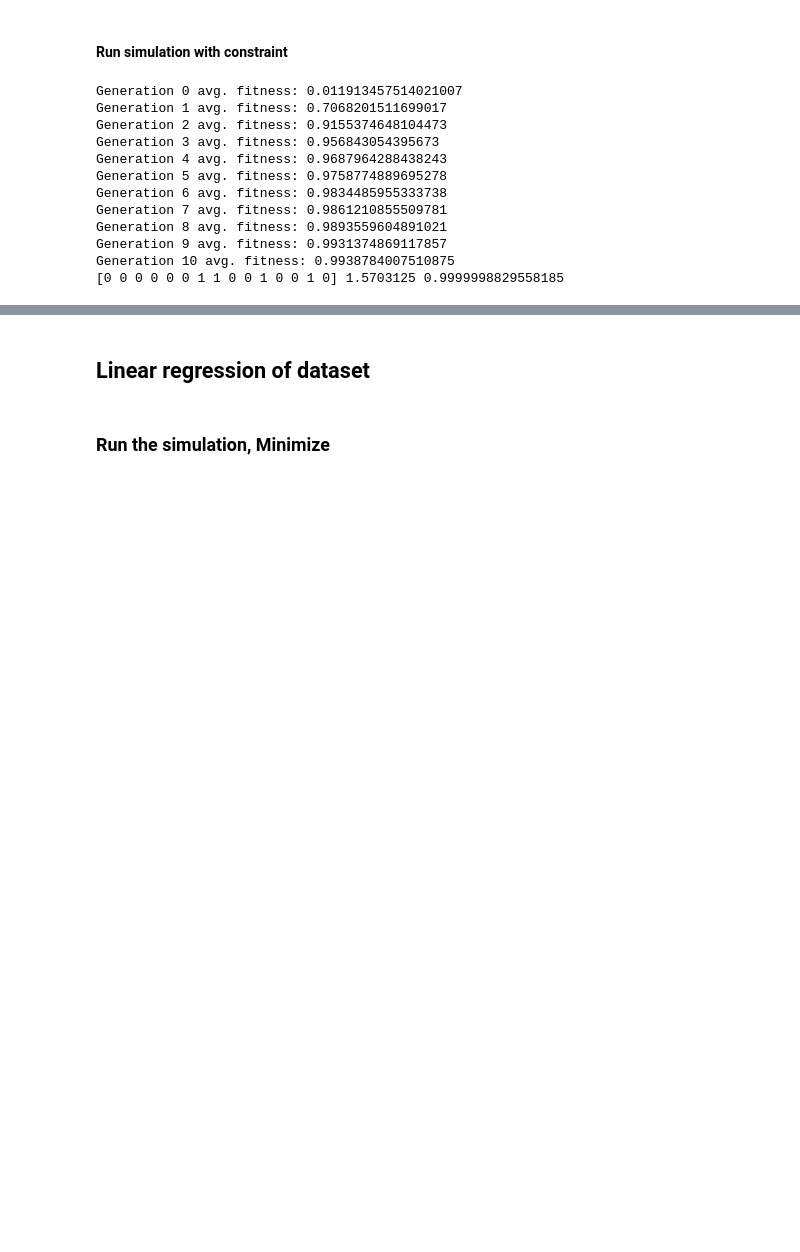
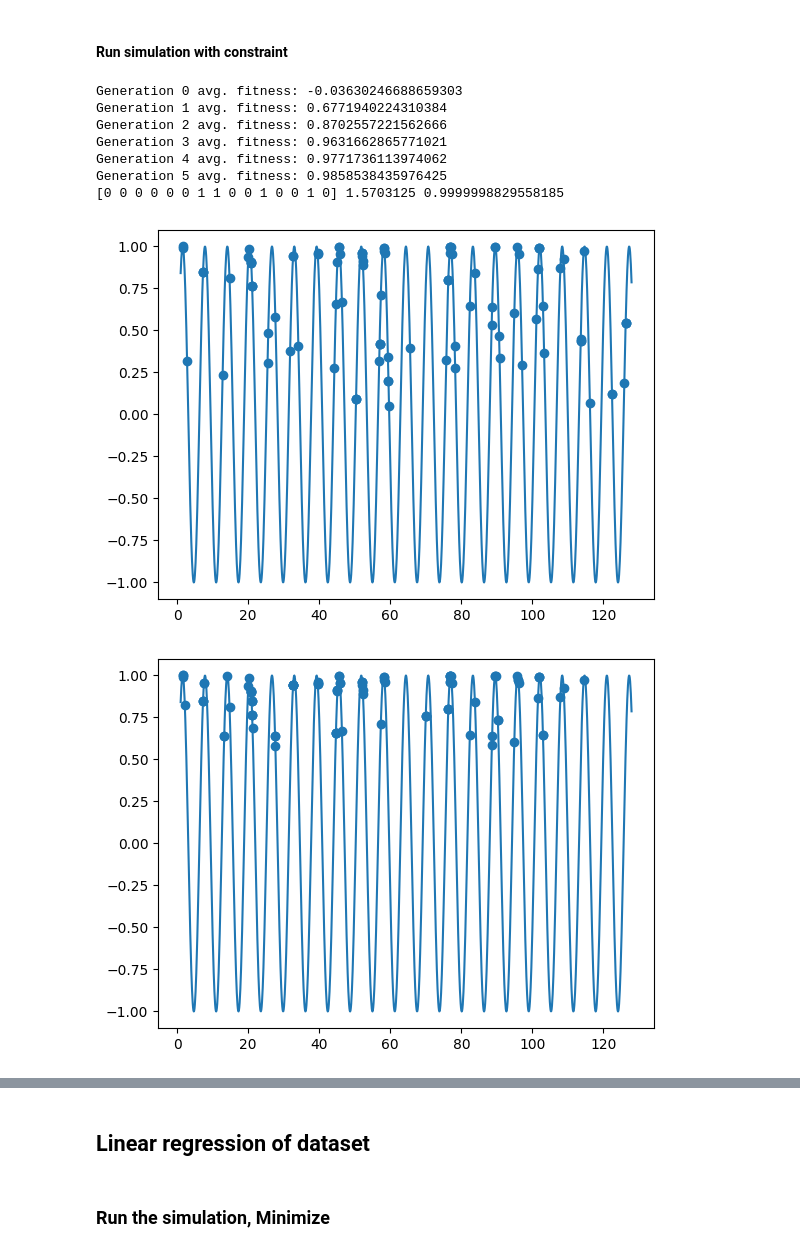
Before and after one commit to martinwholtmon/IT3708-2023, a Jupyter notebook: Project_1/project1.ipynb, the cells around one changed output, grey strips where cells are left out. Saved outputs shown, nothing was run; the diff lists cells and outputs as text; code cells hidden in the pictures; blank space fills up the shorter version.

```diff
--- a/Project_1/project1.ipynb
+++ b/Project_1/project1.ipynb
@@ -41,29 +61,27 @@ Generation 10 avg. fitness: 0.9974868087462039
 #### Run simulation with constraint
 # %%
 sga = SGA(**params_sine)
-solutions = sga.simulate()
+sga.simulate()
 constraint = [5,10]
-
-solution = None
-for s in solutions:
-    if s.value <= constraint[0] <= constraint[1]:
-        solution = s
-        break
+solution = sga.get_solution(constraint)
 
 if solution is not None:
     print(solution.bitstring, solution.value, solution.fitness)
 else:
     print("Could not find a solution that satisfies the constraint")
 # %% [output]
-Generation 0 avg. fitness: 0.011913457514021007
-Generation 1 avg. fitness: 0.7068201511699017
-Generation 2 avg. fitness: 0.9155374648104473
-Generation 3 avg. fitness: 0.956843054395673
-Generation 4 avg. fitness: 0.9687964288438243
-Generation 5 avg. fitness: 0.9758774889695278
-Generation 6 avg. fitness: 0.9834485955333738
-Generation 7 avg. fitness: 0.9861210855509781
-Generation 8 avg. fitness: 0.9893559604891021
-Generation 9 avg. fitness: 0.9931374869117857
-Generation 10 avg. fitness: 0.9938784007510875
+Generation 0 avg. fitness: -0.03630246688659303
+Generation 1 avg. fitness: 0.6771940224310384
+Generation 2 avg. fitness: 0.8702557221562666
+Generation 3 avg. fitness: 0.9631662865771021
+Generation 4 avg. fitness: 0.9771736113974062
+Generation 5 avg. fitness: 0.9858538435976425
 [0 0 0 0 0 0 1 1 0 0 1 0 0 1 0] 1.5703125 0.9999998829558185
+# %%
+# Plot
+generations = sga.get_generations()
+for g in generations:
+    plot_sin(g)
+# %% [output]
+[figure, added]
+[figure, added]
```
Also changed, not shown: parts of 7 cells of this notebook, 2 other files.
